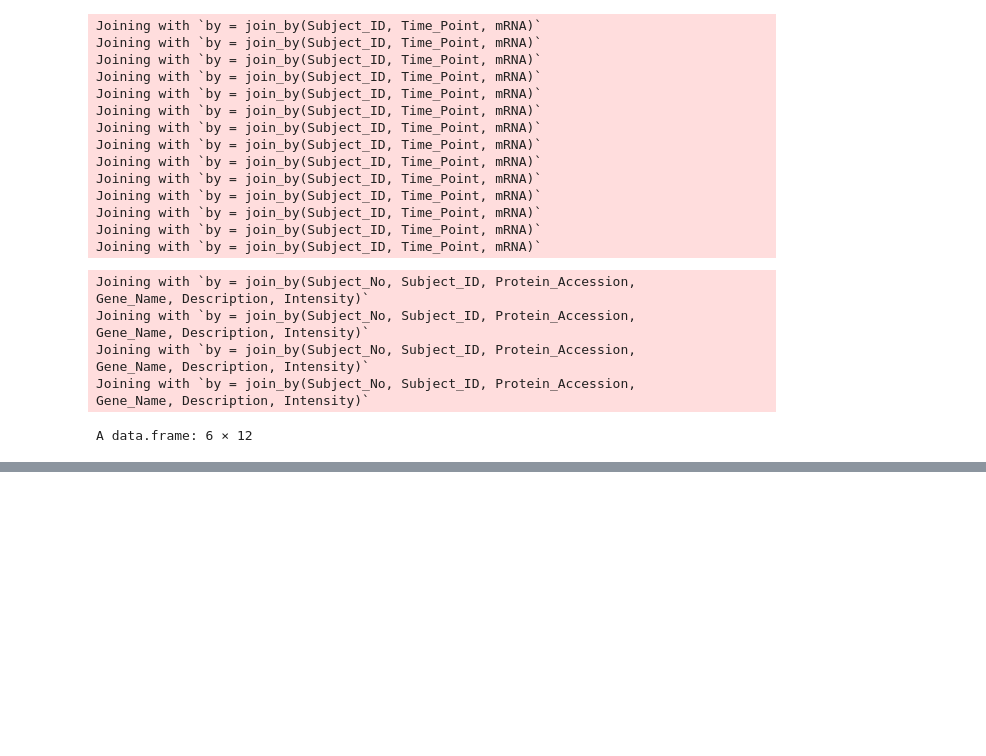
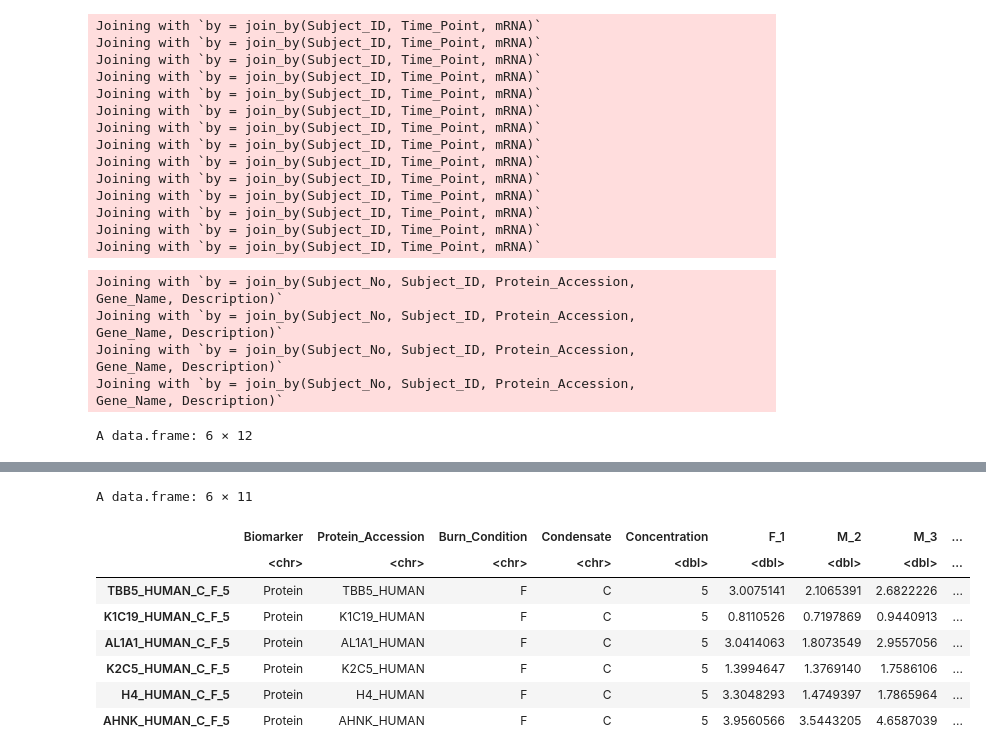
Before and after one commit to UNC-CEMALB/Burn-pit-smoke-condensate-mediated-toxicity-in-human-airway-epithelial-cells-, a Jupyter notebook: 3. Biomarker Cluster Analysis/Redo.ipynb, the cells around one changed output, grey strips where cells are left out. Saved outputs shown, nothing was run; the diff lists cells and outputs as text; code cells hidden in the pictures; blank space fills up the shorter version.

```diff
--- a/3. Biomarker Cluster Analysis/Redo.ipynb
+++ b/3. Biomarker Cluster Analysis/Redo.ipynb
@@ -186,62 +186,83 @@ get_protein_FC_df = function(experimental_df, control_df){
     # reformatting dfs for inner join
     trans_experimental_df = experimental_df %>%
         rename(E_Intensity_pslog2 = Intensity_pslog2) %>%
-        select(-Burn_Condition)
+        select(-c("Intensity", "Burn_Condition"))
 
     trans_control_df = control_df %>%
         rename(C_Intensity_pslog2 = Intensity_pslog2) %>%
-        select(-c("Burn_Condition", "Condensate", "Concentration"))
+        select(-c("Intensity", "Burn_Condition", "Condensate", "Concentration"))
 
     combined_df = inner_join(trans_experimental_df, trans_control_df) %>%
         mutate(FC = E_Intensity_pslog2 - C_Intensity_pslog2, Burn_Condition = unique(experimental_df$Burn_Condition))
 
     # reordering and removing some cols
-    combined_df = combined_df[, c(1,5,9,2:4,8)]
+    final_df = combined_df[,c(2,3,11,6,7,10)]
 
-    return(combined_df)
+    return(final_df)
 }
 
 # calling fn
 f_5_protein_FC_df = get_protein_FC_df(f_5_protein_df, con_5_protein_df)
-f_25_protein_df = get_protein_FC_df(f_25_protein_df, con_25_protein_df)
-s_5_protein_df = get_protein_FC_df(s_5_protein_df, con_5_protein_df)
-s_25_protein_df = get_protein_FC_df(s_25_protein_df, con_25_protein_df)
+f_25_protein_FC_df = get_protein_FC_df(f_25_protein_df, con_25_protein_df)
+s_5_protein_FC_df = get_protein_FC_df(s_5_protein_df, con_5_protein_df)
+s_25_protein_FC_df = get_protein_FC_df(s_25_protein_df, con_25_protein_df)
 # %% [output]
 Joining with `by = join_by(Subject_No, Subject_ID, Protein_Accession,
-Gene_Name, Description, Intensity)`
+Gene_Name, Description)`
 Joining with `by = join_by(Subject_No, Subject_ID, Protein_Accession,
-Gene_Name, Description, Intensity)`
+Gene_Name, Description)`
 Joining with `by = join_by(Subject_No, Subject_ID, Protein_Accession,
-Gene_Name, Description, Intensity)`
+Gene_Name, Description)`
 Joining with `by = join_by(Subject_No, Subject_ID, Protein_Accession,
-Gene_Name, Description, Intensity)`
+Gene_Name, Description)`
 # %%
 # creating 1 df and casting wide
 wider_FC_mRNA_df = data.frame(Biomarker = "mRNA", rbind(f_1_24_mRNA_df, f_1_72_mRNA_df, f_25_4_mRNA_df, f_25_24_mRNA_df,
                     f_25_72_mRNA_df, f_5_24_mRNA_df, f_5_72_mRNA_df, s_1_24_mRNA_df, s_1_72_mRNA_df, s_25_4_mRNA_df,
                     s_25_24_mRNA_df, s_25_72_mRNA_df, s_5_24_mRNA_df, s_5_72_mRNA_df)) %>%
     # creating a column that denotes the biomarker
     mutate(Biomarker = "mRNA") %>%
     # creating sample ids
     unite("SampleID", c(colnames(mRNA_df)[c(6,2:5)]), remove = FALSE) %>%
     pivot_wider(names_from = "Subject_ID", values_from = "FC") %>%
     # removing an outlier sample
     #filter(SampleID != "MCP1_C_F_25_72") %>%
     column_to_rownames(var = "SampleID") %>%
     # keeping sig mRNAs only
     filter(mRNA %in% sig_mRNAs)
 
+wider_FC_protein_df = data.frame(Biomarker = "Protein", rbind(f_5_protein_FC_df, f_25_protein_FC_df,
+                                                             s_5_protein_FC_df, s_25_protein_FC_df)) %>%
+    # creating a column that denotes the biomarker
+    mutate(Biomarker = "Protein") %>%
+    # creating sample ids
+    unite("SampleID", c(colnames(proteomics_25_df)[c(3,6:8)]), remove = FALSE) %>%
+    pivot_wider(names_from = "Subject_ID", values_from = "FC") %>%
+    column_to_rownames(var = "SampleID") %>%
+    # keeping sig proteins only
+    filter(Protein_Accession %in% sig_proteins)
+
 head(wider_FC_mRNA_df)
+head(wider_FC_protein_df)
 # %% [output]
 A data.frame: 6 × 12
 |  | Biomarker | mRNA | Burn_Condition | Condensate | Concentration | Time_Point | M_6 | F_5 | F_1 | ... |
 |  | <chr> | <chr> | <chr> | <chr> | <chr> | <dbl> | <dbl> | <dbl> | <dbl> | ... |
 | HMOX1_P_F_1_24 | mRNA | HMOX1 | F | P | 1 | 24 | -0.097110597 | 0.05902657 | 0.05309206 | ... |
 | ALDH3A1_P_F_1_24 | mRNA | ALDH3A1 | F | P | 1 | 24 | -0.074639586 | 0.11031939 | 0.08389458 | ... |
 | CXCL1_P_F_1_24 | mRNA | CXCL1 | F | P | 1 | 24 | -0.053856653 | 0.01561812 | 0.07436054 | ... |
 | GCLC_P_F_1_24 | mRNA | GCLC | F | P | 1 | 24 | -0.071148662 | 0.05494071 | 0.05581585 | ... |
 | GCLM_P_F_1_24 | mRNA | GCLM | F | P | 1 | 24 | -0.019263679 | 0.05734705 | 0.03778313 | ... |
 | GMCSF2_P_F_1_24 | mRNA | GMCSF2 | F | P | 1 | 24 | -0.008681242 | 0.01407478 | 0.05715263 | ... |
+A data.frame: 6 × 11
+|  | Biomarker | Protein_Accession | Burn_Condition | Condensate | Concentration | F_1 | M_2 | M_3 | ... |
+|  | <chr> | <chr> | <chr> | <chr> | <dbl> | <dbl> | <dbl> | <dbl> | ... |
+| TBB5_HUMAN_C_F_5 | Protein | TBB5_HUMAN | F | C | 5 | 3.0075141 | 2.1065391 | 2.6822226 | ... |
+| K1C19_HUMAN_C_F_5 | Protein | K1C19_HUMAN | F | C | 5 | 0.8110526 | 0.7197869 | 0.9440913 | ... |
+| AL1A1_HUMAN_C_F_5 | Protein | AL1A1_HUMAN | F | C | 5 | 3.0414063 | 1.8073549 | 2.9557056 | ... |
+| K2C5_HUMAN_C_F_5 | Protein | K2C5_HUMAN | F | C | 5 | 1.3994647 | 1.3769140 | 1.7586106 | ... |
+| H4_HUMAN_C_F_5 | Protein | H4_HUMAN | F | C | 5 | 3.3048293 | 1.4749397 | 1.7865964 | ... |
+| AHNK_HUMAN_C_F_5 | Protein | AHNK_HUMAN | F | C | 5 | 3.9560566 | 3.5443205 | 4.6587039 | ... |
 # %%
 # running pca
 mRNA_pca = prcomp(wider_FC_mRNA_df[,7:12], center = TRUE)
```
Also changed, not shown: parts of 3 cells of this notebook.
